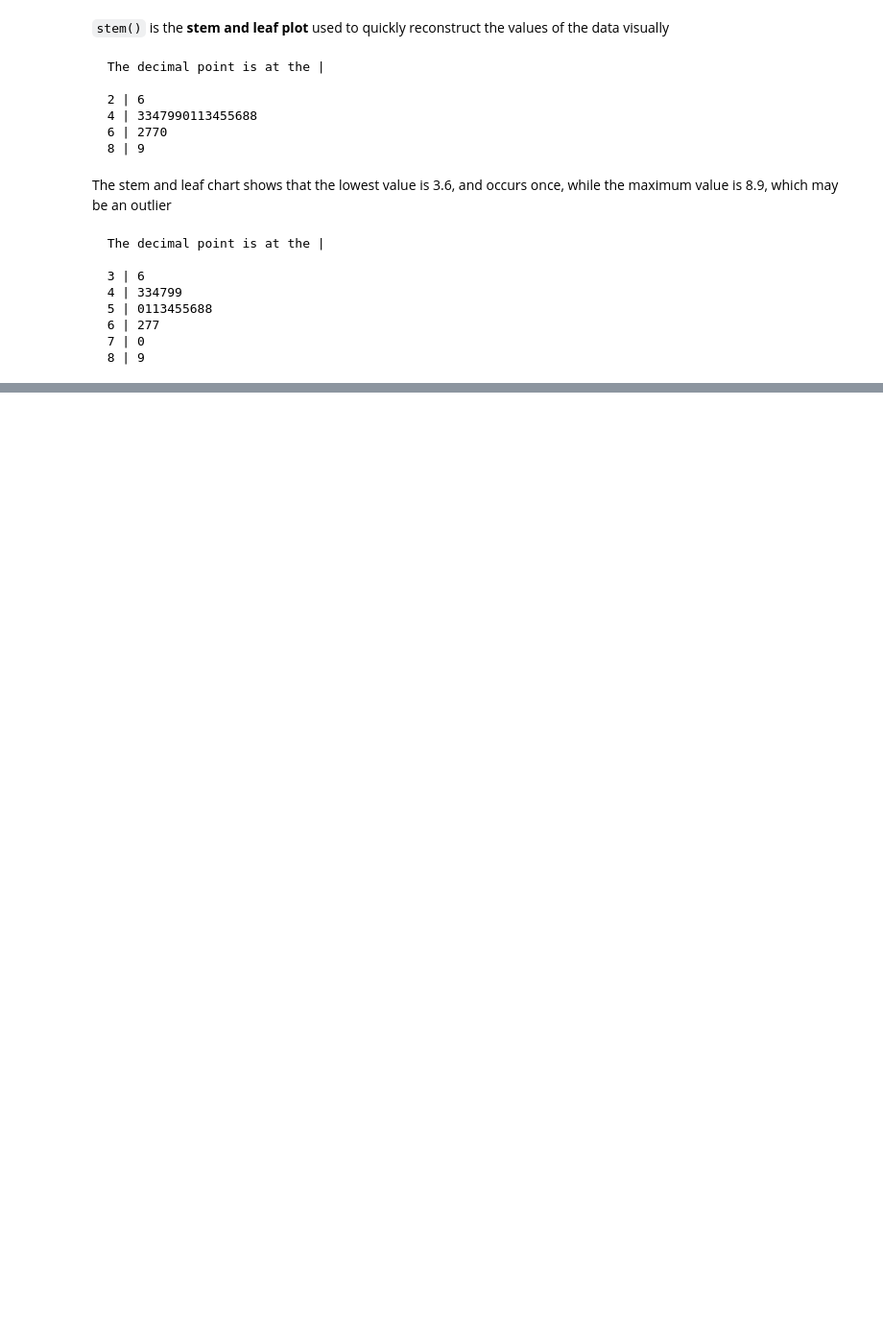
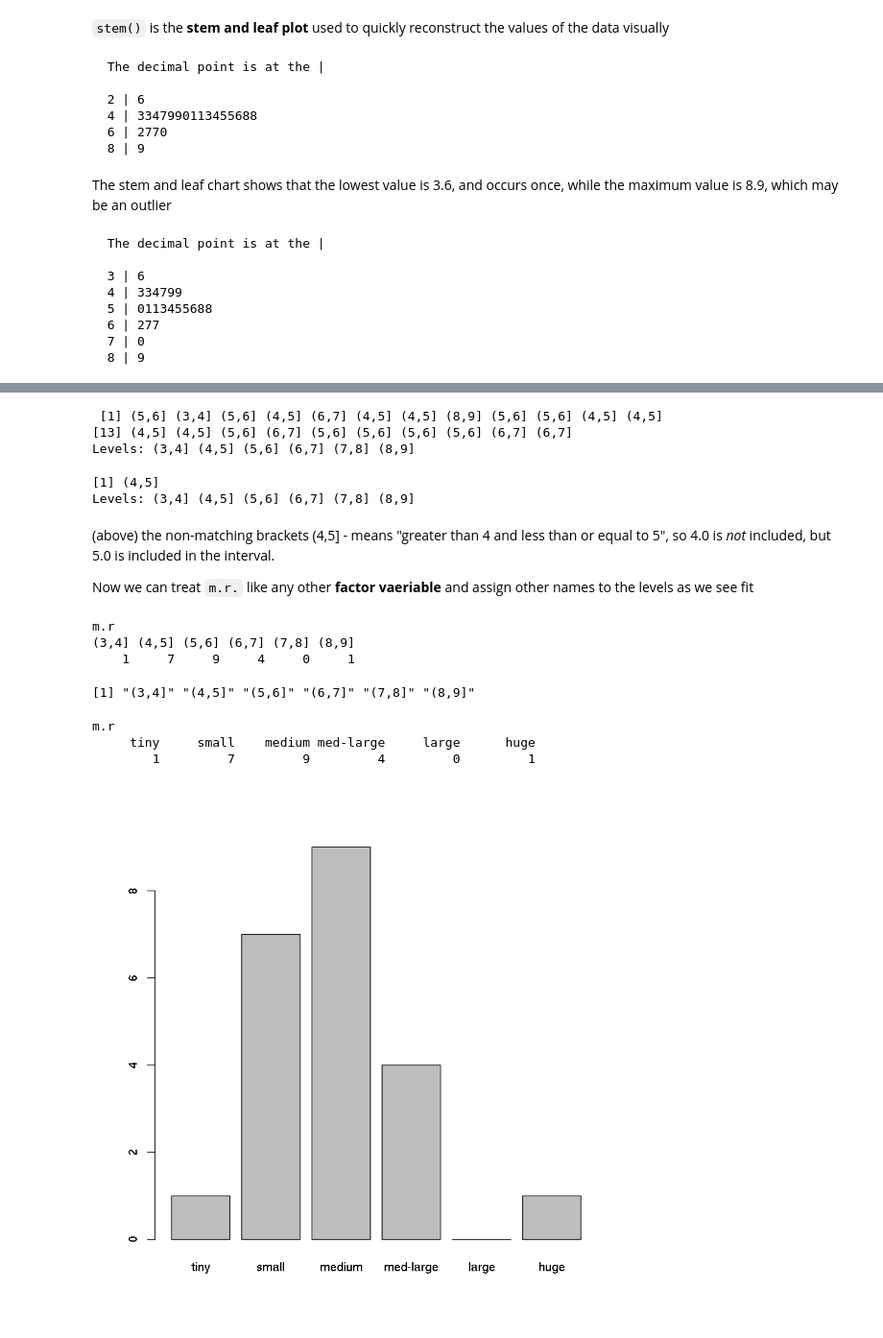
Before and after one commit to naivelogic/exploring_r, a Jupyter notebook: basics/essentiallyR.ipynb, the cells around one changed output, grey strips where cells are left out. Shown at 96% size. Cells and saved outputs as stored; diff of their text form; code cells hidden in the pictures; blank space fills up the shorter version.

```diff
--- a/basics/essentiallyR.ipynb
+++ b/basics/essentiallyR.ipynb
@@ -577,0 +580,37 @@ stem(mp3, scale = 2)
+# %%
+m.r <- cut(mp3, breaks = c(3:9)) # specify the breaks
+m.r
+# %% [output]
+ [1] (5,6] (3,4] (5,6] (4,5] (6,7] (4,5] (4,5] (8,9] (5,6] (5,6] (4,5] (4,5]
+[13] (4,5] (4,5] (5,6] (6,7] (5,6] (5,6] (5,6] (5,6] (6,7] (6,7]
+Levels: (3,4] (4,5] (5,6] (6,7] (7,8] (8,9]
+# %%
+m.r[which(mp3 == 5)] # values of 5.0 coded as (4.5]
+# %% [output]
+[1] (4,5]
+Levels: (3,4] (4,5] (5,6] (6,7] (7,8] (8,9]
+# %% [markdown]
+(above) the non-matching brackets (4,5] - means "greater than 4 and less than or equal to 5", so 4.0 is _not_ included, but 5.0 is included in the interval.
+
+Now we can treat `m.r.` like any other __factor vaeriable__ and assign other names to the levels as we see fit
+# %%
+table(m.r)
+# %% [output]
+m.r
+(3,4] (4,5] (5,6] (6,7] (7,8] (8,9]
+    1     7     9     4     0     1
+# %%
+levels(m.r)
+# %% [output]
+[1] "(3,4]" "(4,5]" "(5,6]" "(6,7]" "(7,8]" "(8,9]"
+# %%
+levels(m.r) <- c("tiny", "small", "medium", "med-large", "large", "huge")
+table(m.r)
+# %% [output]
+m.r
+     tiny     small    medium med-large     large      huge
+        1         7         9         4         0         1
+# %%
+plot(m.r)
+# %% [output]
+[figure, added]
```
Also changed, not shown: parts of 74 cells of this notebook.
